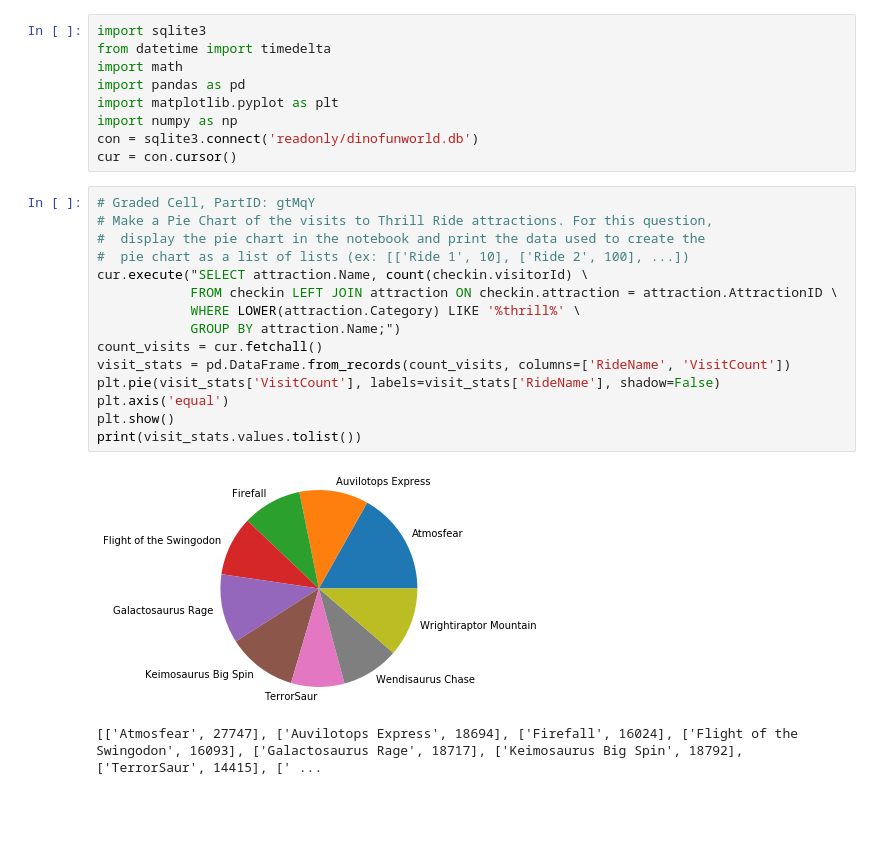
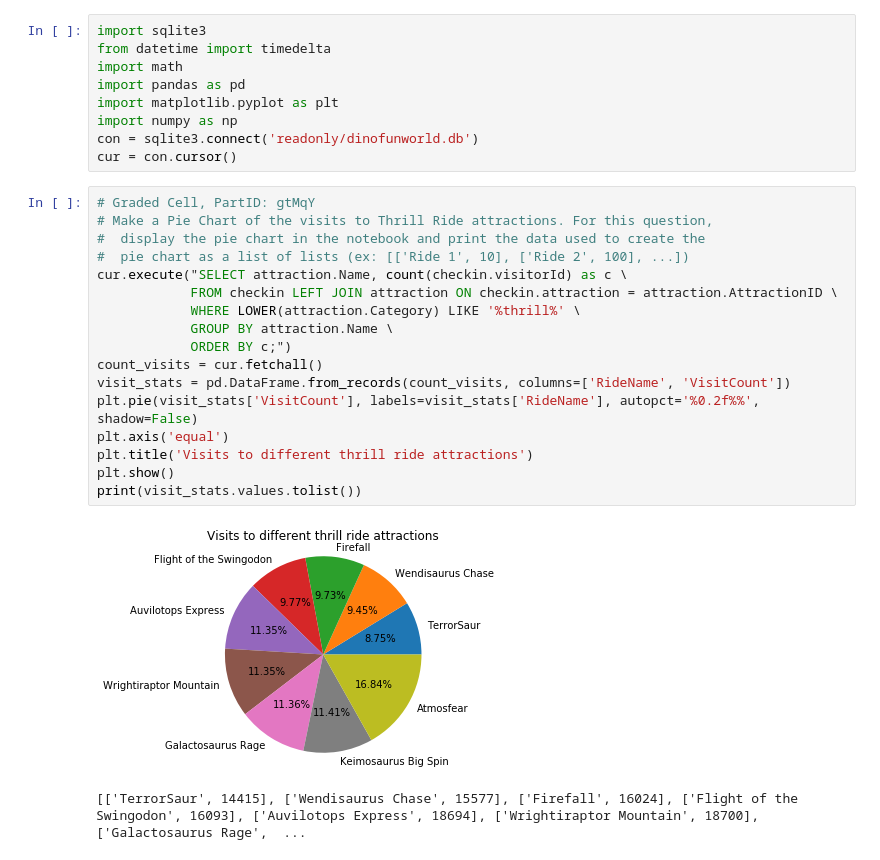
Before and after one commit to iamjagdeesh/Data-Visualization-Assignments, a Jupyter notebook: Week_2/Assignment+2.ipynb, the cells around one changed output. Drawn from its saved outputs; the diff is of its cells as text; blank space fills up the shorter version.

```diff
--- a/Week_2/Assignment+2.ipynb
+++ b/Week_2/Assignment+2.ipynb
@@ -43,21 +43,23 @@ cur = con.cursor()
 # %%
 # Graded Cell, PartID: gtMqY
 # Make a Pie Chart of the visits to Thrill Ride attractions. For this question,
 #  display the pie chart in the notebook and print the data used to create the
 #  pie chart as a list of lists (ex: [['Ride 1', 10], ['Ride 2', 100], ...])
-cur.execute("SELECT attraction.Name, count(checkin.visitorId) \
+cur.execute("SELECT attraction.Name, count(checkin.visitorId) as c \
             FROM checkin LEFT JOIN attraction ON checkin.attraction = attraction.AttractionID \
             WHERE LOWER(attraction.Category) LIKE '%thrill%' \
-            GROUP BY attraction.Name;")
+            GROUP BY attraction.Name \
+            ORDER BY c;")
 count_visits = cur.fetchall()
 visit_stats = pd.DataFrame.from_records(count_visits, columns=['RideName', 'VisitCount'])
-plt.pie(visit_stats['VisitCount'], labels=visit_stats['RideName'], shadow=False)
+plt.pie(visit_stats['VisitCount'], labels=visit_stats['RideName'], autopct='%0.2f%%', shadow=False)
 plt.axis('equal')
+plt.title('Visits to different thrill ride attractions')
 plt.show()
 print(visit_stats.values.tolist())
 # %% [output]
-[figure, old version]
+[figure, new version]
-[['Atmosfear', 27747], ['Auvilotops Express', 18694], ['Firefall', 16024], ['Flight of the Swingodon', 16093], ['Galactosaurus Rage', 18717], ['Keimosaurus Big Spin', 18792], ['TerrorSaur', 14415], [' ...
+[['TerrorSaur', 14415], ['Wendisaurus Chase', 15577], ['Firefall', 16024], ['Flight of the Swingodon', 16093], ['Auvilotops Express', 18694], ['Wrightiraptor Mountain', 18700], ['Galactosaurus Rage',  ...
 # %%
 # Graded Cell, PartID: 9Ocyl
 # Make a bar chart of total visits to food stalls. For this question,
```
Also changed, not shown: parts of 3 cells of this notebook.
